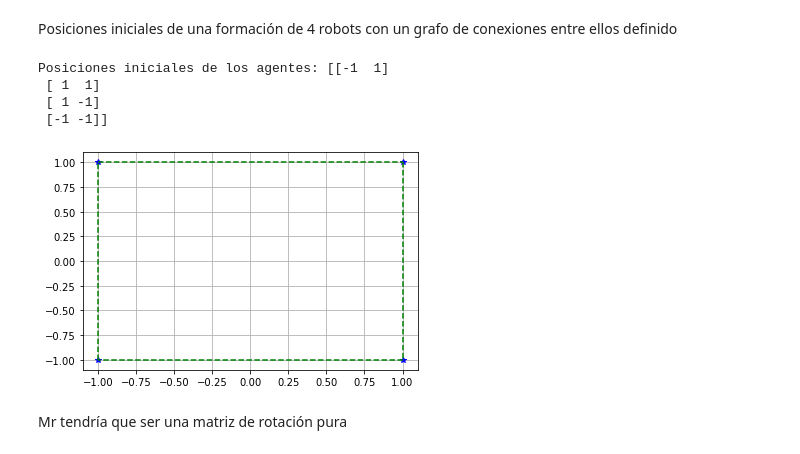
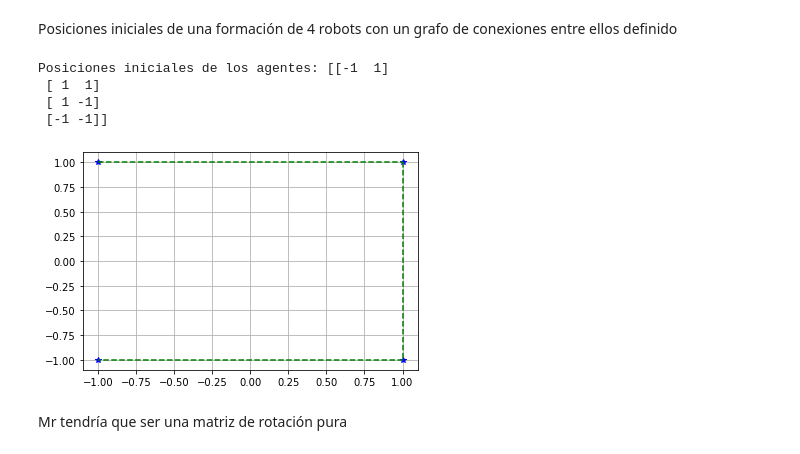
Before and after one commit to Liagar/MultirobotFormation, a Jupyter notebook: 01_Modules/Formacion4Robots.ipynb, the cells around one changed output. Drawn from its saved outputs; the diff is of its cells as text; code cells hidden in the pictures.

```diff
--- a/01_Modules/Formacion4Robots.ipynb
+++ b/01_Modules/Formacion4Robots.ipynb
@@ -5,35 +5,35 @@ Posiciones iniciales de una formación de 4 robots con un grafo de conexiones en
 # %%
 import RobotModels as rob
 import robot_plot_utils as rplot
 import numpy as np
 import matplotlib.pyplot as plt
 import graph_utils as graf
 
 
 p=np.array([[-1, 1],[1,1],[1,-1],[-1, -1]])
 pi=np.array([[-1, 1],[1,1],[1,-1],[-1, -1]])
-Z=np.array([[1,2],[2,3],[3,4],[4,1]])
+Z=np.array([[1,2],[2,3],[3,4]])
 f,c=np.shape(p)
 ps=np.zeros([2*f,1])
 j=0
 for i in range(f):
     ps[j]=p[i,0]
     ps[j+1]=p[i,1]
     j=j+2
 
 plt.plot(p[:,0],p[:,1],'b*')
 print("Posiciones iniciales de los agentes:",p)
 g=np.zeros([2,2])
 #Grafo
 rplot.dibuja_grafo_2D(p,Z)
 plt.grid()
 plt.show()
 # %% [output]
 Posiciones iniciales de los agentes: [[-1  1]
  [ 1  1]
  [ 1 -1]
  [-1 -1]]
-[figure, old version]
+[figure, new version]
 # %% [markdown]
 Mr tendría que ser una matriz de rotación pura
 # %%
```
Also changed, not shown: parts of 1 cell of this notebook, 1 other file.
